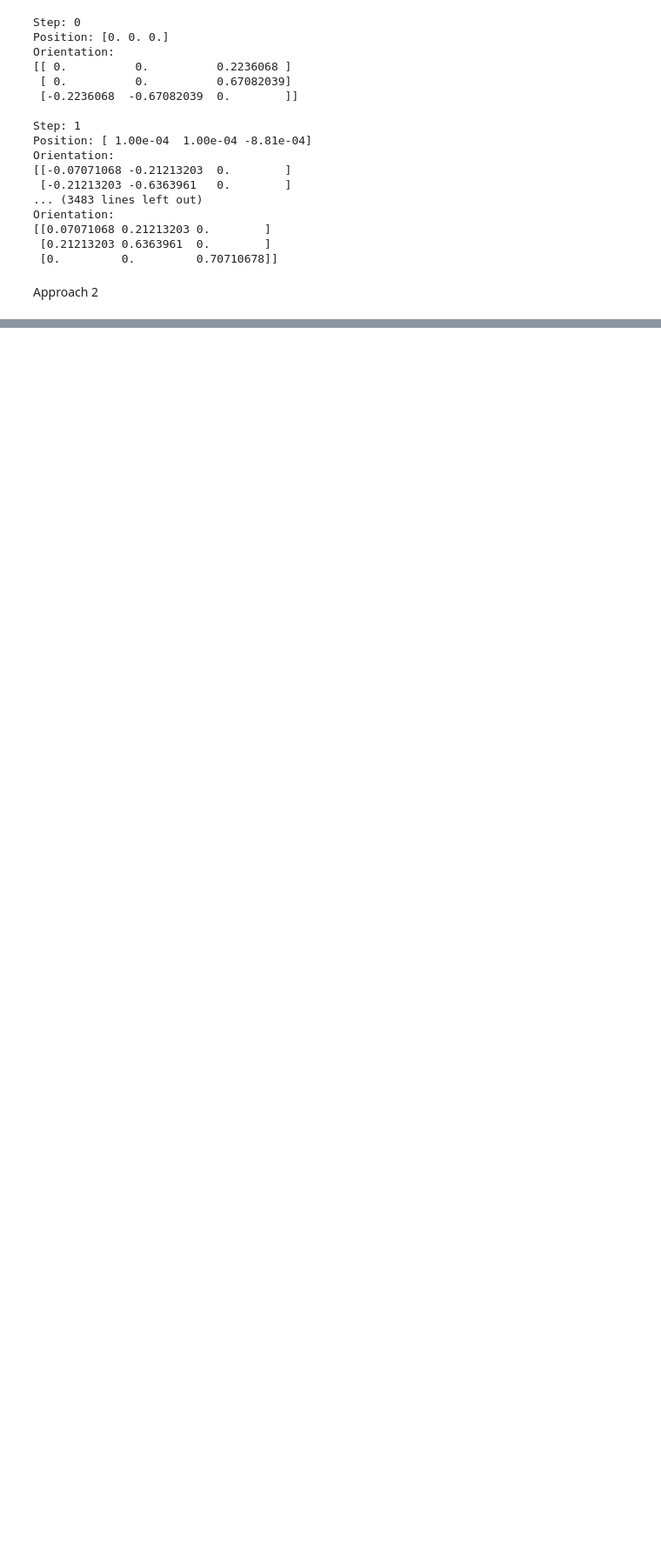
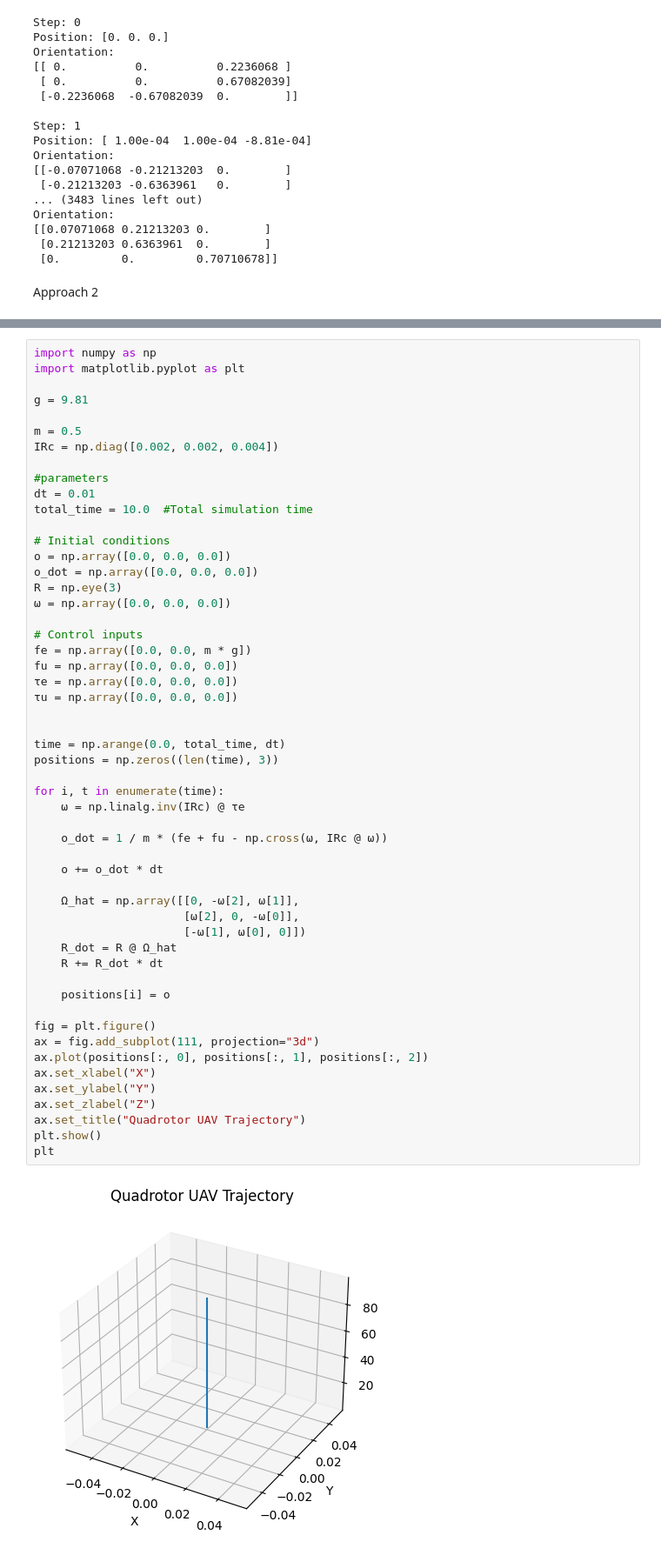
Before and after one commit to ME-UoP-ME421-Feb-2023/Rankine-RF, a Jupyter notebook: GroupRF_ControlSystems_Lab.ipynb, the cells around one changed output, grey strips where cells are left out. Shown at 87% size. Drawn from its saved outputs; the diff is of its cells as text; blank space fills up the shorter version.

```diff
--- a/GroupRF_ControlSystems_Lab.ipynb
+++ b/GroupRF_ControlSystems_Lab.ipynb
@@ -719,0 +721,55 @@ Quadrotor UAV Motion
+# %%
+import numpy as np
+import matplotlib.pyplot as plt
+
+g = 9.81
+
+m = 0.5
+IRc = np.diag([0.002, 0.002, 0.004])
+
+#parameters
+dt = 0.01
+total_time = 10.0  #Total simulation time
+
+# Initial conditions
+o = np.array([0.0, 0.0, 0.0])
+o_dot = np.array([0.0, 0.0, 0.0])
+R = np.eye(3)
+ω = np.array([0.0, 0.0, 0.0])
+
+# Control inputs
+fe = np.array([0.0, 0.0, m * g])
+fu = np.array([0.0, 0.0, 0.0])
+τe = np.array([0.0, 0.0, 0.0])
+τu = np.array([0.0, 0.0, 0.0])
+
+
+time = np.arange(0.0, total_time, dt)
+positions = np.zeros((len(time), 3))
+
+for i, t in enumerate(time):
+    ω = np.linalg.inv(IRc) @ τe
+
+    o_dot = 1 / m * (fe + fu - np.cross(ω, IRc @ ω))
+
+    o += o_dot * dt
+
+    Ω_hat = np.array([[0, -ω[2], ω[1]],
+                      [ω[2], 0, -ω[0]],
+                      [-ω[1], ω[0], 0]])
+    R_dot = R @ Ω_hat
+    R += R_dot * dt
+
+    positions[i] = o
+
+fig = plt.figure()
+ax = fig.add_subplot(111, projection="3d")
+ax.plot(positions[:, 0], positions[:, 1], positions[:, 2])
+ax.set_xlabel("X")
+ax.set_ylabel("Y")
+ax.set_zlabel("Z")
+ax.set_title("Quadrotor UAV Trajectory")
+plt.show()
+plt
+# %% [output]
+[figure, added]
```
Also changed, not shown: parts of 4 cells of this notebook.
